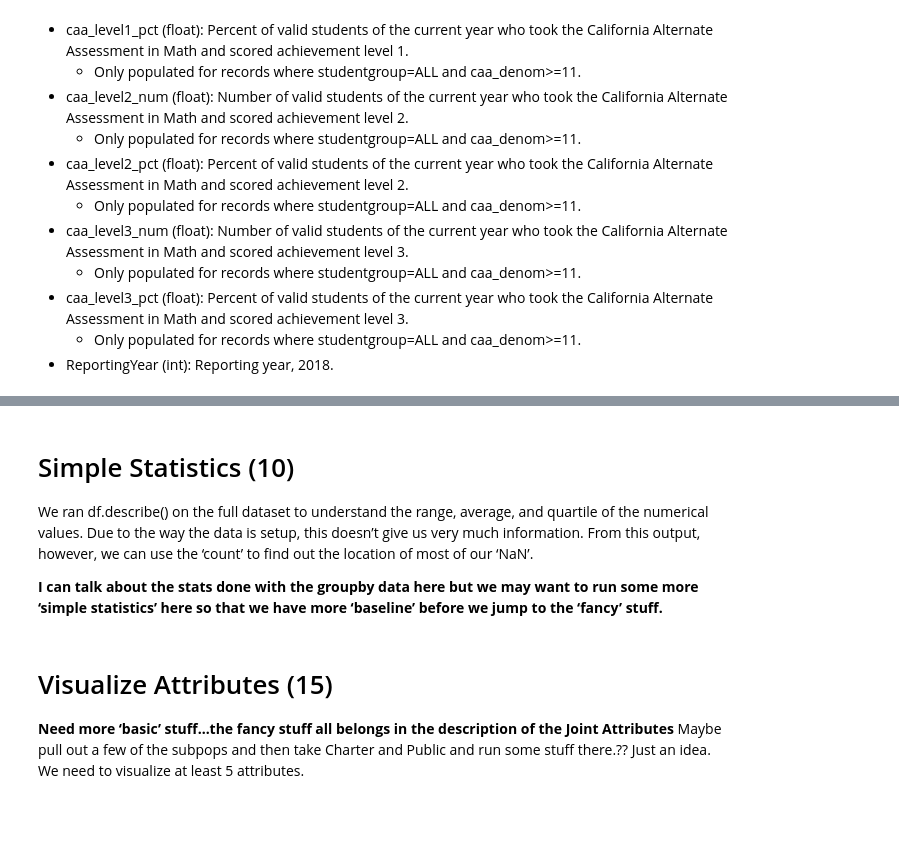
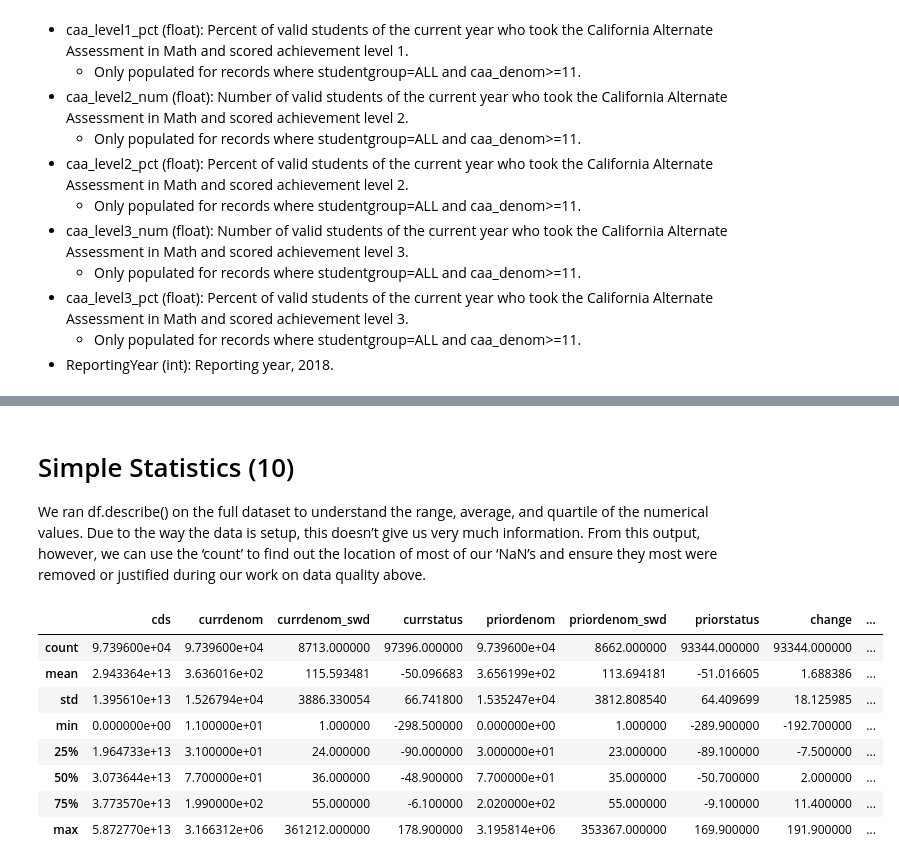
Before and after one commit to jpafford/Data_Mining_7331, a Jupyter notebook: Lab One Visualization and Data Preprocessing.ipynb, the cells around one changed output, grey strips where cells are left out. Saved outputs shown, nothing was run; the diff lists cells and outputs as text; code cells hidden in the pictures; blank space fills up the shorter version.

```diff
--- a/Lab One Visualization and Data Preprocessing.ipynb
+++ b/Lab One Visualization and Data Preprocessing.ipynb
@@ -137,3 +137,15 @@ Data is important because
 - caa_level3_pct (float): Percent of valid students of the current year who took the California Alternate Assessment in Math and scored achievement level 3.
     - Only populated for records where studentgroup=ALL and caa_denom>=11.
 - ReportingYear (int): Reporting year, 2018.
+# %%
+import pandas as pd
+import numpy as np
+import matplotlib.pyplot as plt
+import warnings
+warnings.simplefilter('ignore', DeprecationWarning)
+%matplotlib inline
+
+#Import data from data file and name it math2018
+
+excel_file = 'mathdownload2018.xlsx'
+math2018=pd.read_excel(excel_file)
@@ -151,0 +203,5 @@ We ran df.describe() on the full dataset to understand the range, average, and q
+# %%
+#Delete most of the ending columns that are all about alternate testing: profound disabilities (all the 'caa_...' columns)
+#Delete reporting year (not needed since all data is 2018)
+
+math2018.drop(['caa_denom', 'caa_level1_num', 'caa_level1_pct', 'caa_level2_num', 'caa_level2_pct', 'caa_level3_num', 'caa_level3_pct', 'ReportingYear'], axis=1, inplace=True)
@@ -151,0 +210,10 @@ We ran df.describe() on the full dataset to understand the range, average, and q
+# %%
+#We can also delete rows of data for campuses that are pairshare_method ('CA', 'DA', 'WA')
+#there are 91 rows of data we can remove this way.
+#Pairshare means that their scores were shared with another campus
+
+math2018.drop(math2018[(math2018.pairshare_method == 'CA') | (math2018.pairshare_method == 'DA') | (math2018.pairshare_method == 'WA')].index, inplace=True)
+
+#Now that those lines have been deleted, we can eliminate the pairshare_method
+
+math2018.drop(['pairshare_method'], axis=1, inplace=True)
@@ -152,9 +248,17 @@ We ran df.describe() on the full dataset to understand the range, average, and q
 # %% [markdown]
 # Simple Statistics (10)
-We ran df.describe() on the full dataset to understand the range, average, and quartile of the numerical values.  Due to the way the data is setup, this doesn’t give us very much information.  From this output, however, we can use the ‘count’ to find out the location of most of our ‘NaN’.
-
-**I can talk about the stats done with the groupby data here but we may want to run some more ‘simple statistics’ here so that we have more ‘baseline’ before we jump to the ‘fancy’ stuff.**
+   We ran df.describe() on the full dataset to understand the range, average, and quartile of the numerical values.  Due to the way the data is setup, this doesn’t give us very much information.  From this output, however, we can use the ‘count’ to find out the location of most of our ‘NaN’s and ensure they most were removed or justified during our work on data quality above.
-# %% [markdown]
-# Visualize Attributes (15)
-**Need more ‘basic’ stuff…the fancy stuff all belongs in the description of the Joint Attributes**
-Maybe pull out a few of the subpops and then take Charter and Public and run some stuff there.??  Just an idea.  We need to visualize at least 5 attributes.
+# %%
+#Explore simple statistics
+
+math2018.describe()
+# %% [output]
+|  | cds | currdenom | currdenom_swd | currstatus | priordenom | priordenom_swd | priorstatus | change | ... |
+| count | 9.739600e+04 | 9.739600e+04 | 8713.000000 | 97396.000000 | 9.739600e+04 | 8662.000000 | 93344.000000 | 93344.000000 | ... |
+| mean | 2.943364e+13 | 3.636016e+02 | 115.593481 | -50.096683 | 3.656199e+02 | 113.694181 | -51.016605 | 1.688386 | ... |
+| std | 1.395610e+13 | 1.526794e+04 | 3886.330054 | 66.741800 | 1.535247e+04 | 3812.808540 | 64.409699 | 18.125985 | ... |
+| min | 0.000000e+00 | 1.100000e+01 | 1.000000 | -298.500000 | 0.000000e+00 | 1.000000 | -289.900000 | -192.700000 | ... |
+| 25% | 1.964733e+13 | 3.100000e+01 | 24.000000 | -90.000000 | 3.000000e+01 | 23.000000 | -89.100000 | -7.500000 | ... |
+| 50% | 3.073644e+13 | 7.700000e+01 | 36.000000 | -48.900000 | 7.700000e+01 | 35.000000 | -50.700000 | 2.000000 | ... |
+| 75% | 3.773570e+13 | 1.990000e+02 | 55.000000 | -6.100000 | 2.020000e+02 | 55.000000 | -9.100000 | 11.400000 | ... |
+| max | 5.872770e+13 | 3.166312e+06 | 361212.000000 | 178.900000 | 3.195814e+06 | 353367.000000 | 169.900000 | 191.900000 | ... |
```
Also changed, not shown: parts of 31 cells of this notebook, 6 other files.
